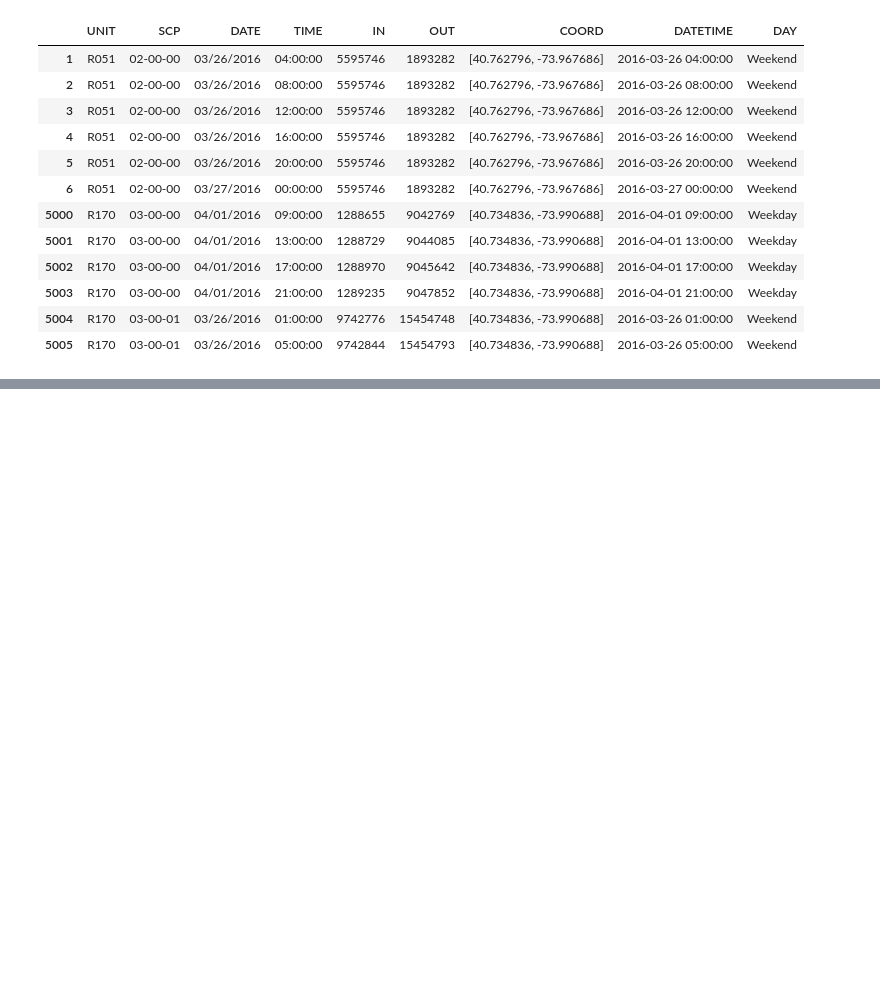
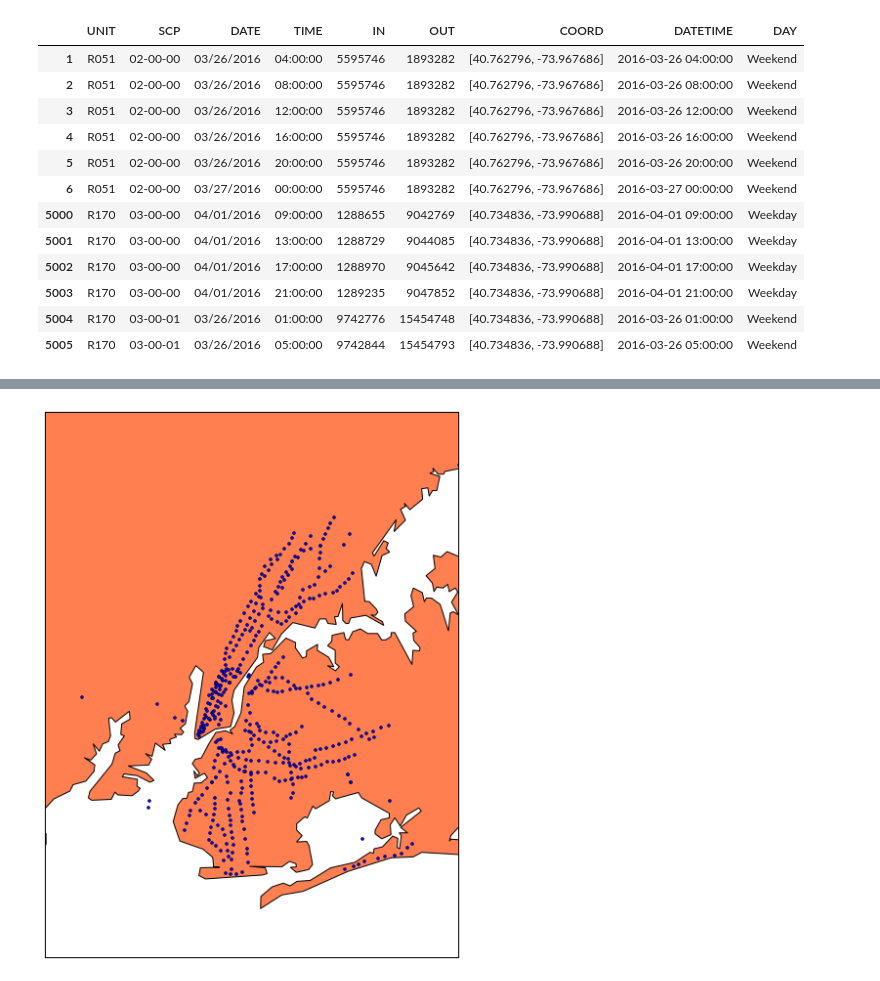
Before and after one commit to jcc-ne/Project-Benson-Collab, a Jupyter notebook: data/KCS munge play.ipynb, the cells around one changed output, grey strips where cells are left out. Saved outputs shown, nothing was run; the diff lists cells and outputs as text; code cells hidden in the pictures; blank space fills up the shorter version.

```diff
--- a/data/KCS munge play.ipynb
+++ b/data/KCS munge play.ipynb
@@ -171,0 +176,24 @@ ImportError: No module named basemap
+# %%
+%matplotlib inline
+plt.figure(figsize=(10,10))
+my_map = Basemap(projection='merc', lat_0=57, lon_0=-135,
+    resolution = 'h', area_thresh = 1000.0,
+    llcrnrlon=-74.2, llcrnrlat=40.5,
+    urcrnrlon=-73.7, urcrnrlat=41)
+
+my_map.drawcoastlines()
+my_map.drawcountries()
+my_map.fillcontinents(color='coral')
+my_map.drawmapboundary()
+
+my_map.drawmeridians(np.arange(0, 360, 30))
+my_map.drawparallels(np.arange(-90, 90, 30))
+
+coords = [coord for coord in masterDF['COORDS'].dropna()]
+lon = [coord[0] for coord in coords]
+lat = [coord[1] for coord in coords]
+x,y = my_map(lat, lon)
+my_map.plot(x, y, 'bo', markersize=3)
+plt.show()
+# %% [output]
+[figure, added]
```
Also changed, not shown: parts of 4 cells of this notebook, 1 other file.
